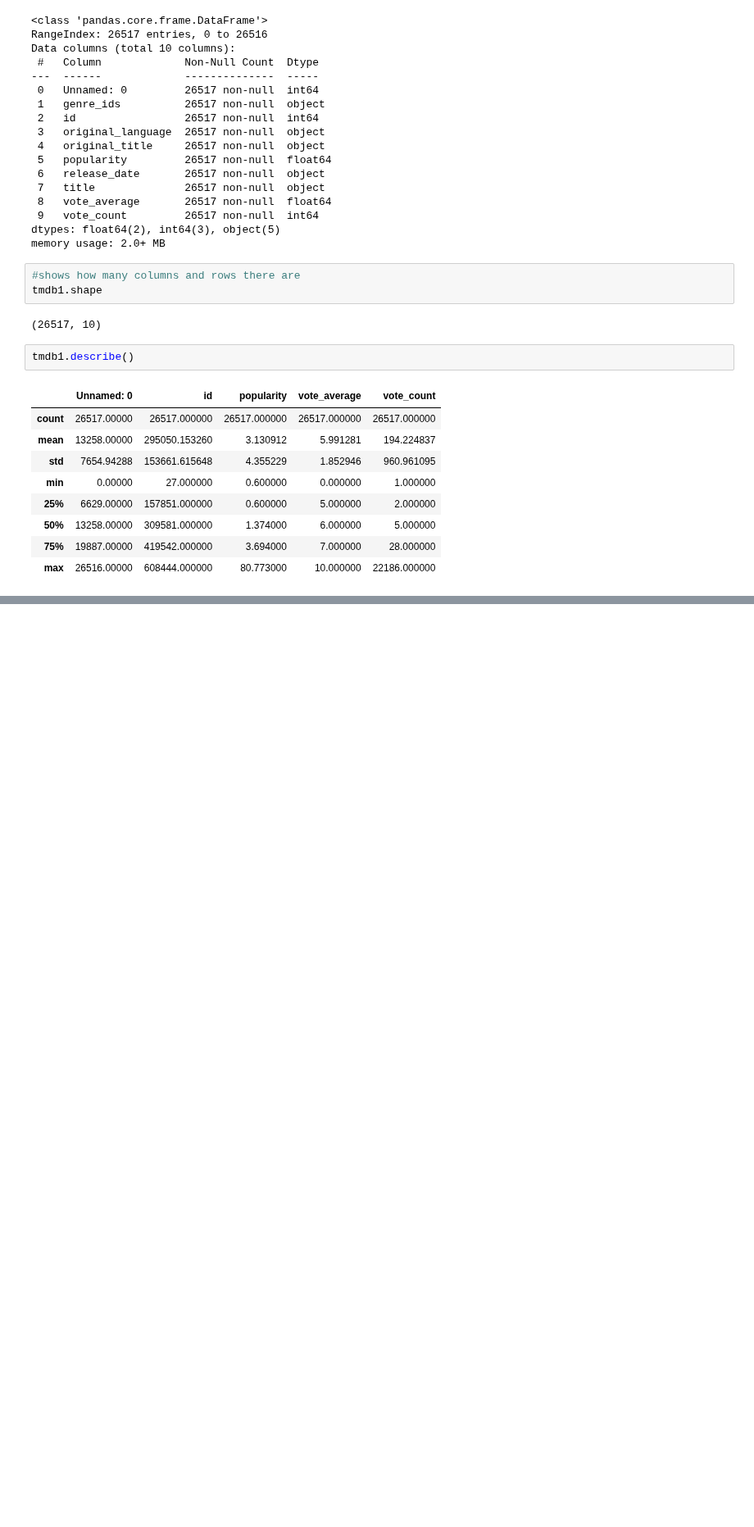
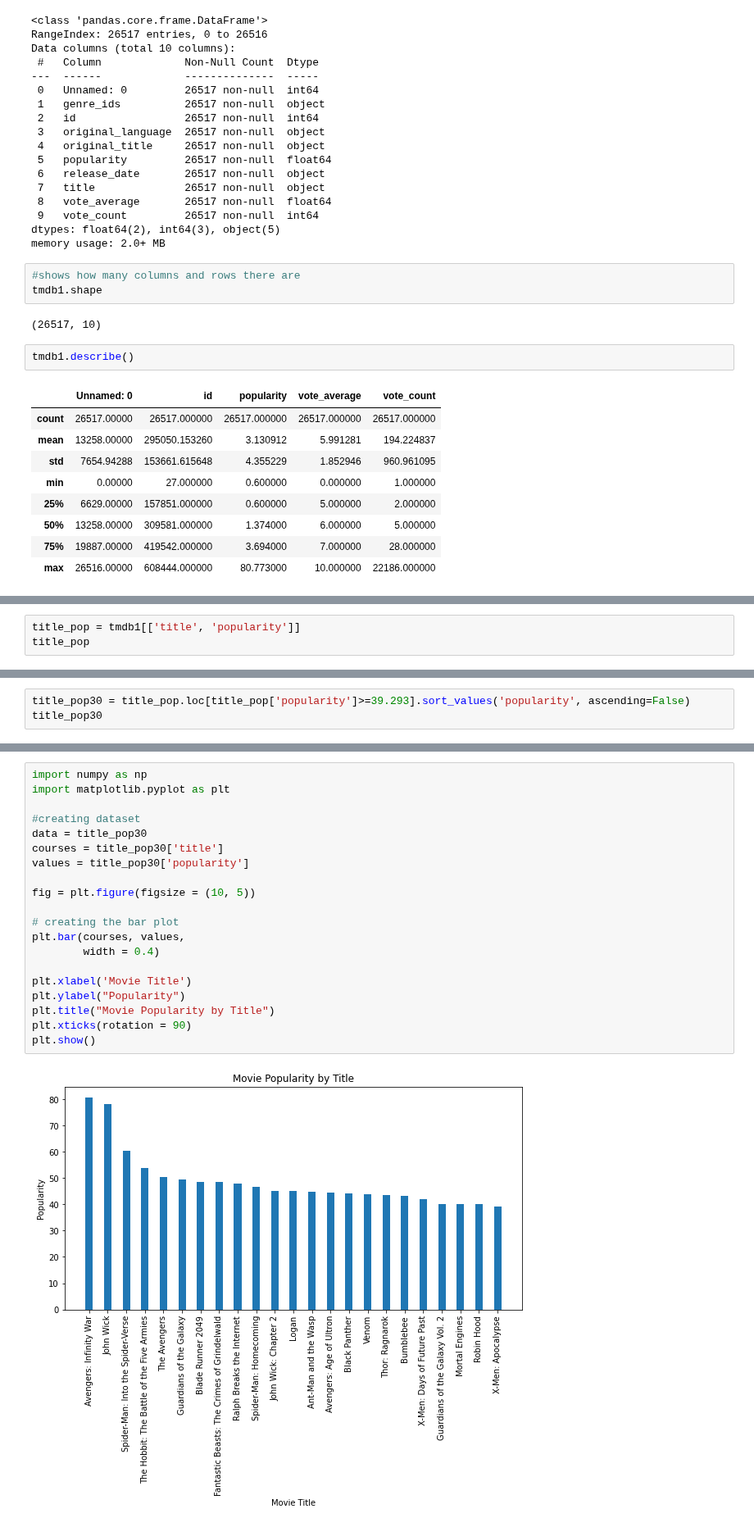
Before and after one commit to reboyce/Gilbert-Team-Repo, a Jupyter notebook: Notebooks/Ryan's Notebook .ipynb, the cells around one changed output, grey strips where cells are left out. Shown at 82% size. Drawn from its saved outputs; the diff is of its cells as text; blank space fills up the shorter version.

```diff
--- a/Notebooks/Ryan's Notebook .ipynb
+++ b/Notebooks/Ryan's Notebook .ipynb
@@ -89,0 +75,3 @@ tmdb1.describe()
+# %%
+title_pop = tmdb1[['title', 'popularity']]
+title_pop
@@ -89,0 +134,3 @@ tmdb1.describe()
+# %%
+title_pop30 = title_pop.loc[title_pop['popularity']>=39.293].sort_values('popularity', ascending=False)
+title_pop30
@@ -89,0 +155,22 @@ tmdb1.describe()
+# %%
+import numpy as np
+import matplotlib.pyplot as plt
+
+#creating dataset
+data = title_pop30
+courses = title_pop30['title']
+values = title_pop30['popularity']
+
+fig = plt.figure(figsize = (10, 5))
+
+# creating the bar plot
+plt.bar(courses, values,
+        width = 0.4)
+
+plt.xlabel('Movie Title')
+plt.ylabel("Popularity")
+plt.title("Movie Popularity by Title")
+plt.xticks(rotation = 90)
+plt.show()
+# %% [output]
+[figure, added]
```
Also changed, not shown: parts of 15 cells of this notebook.
